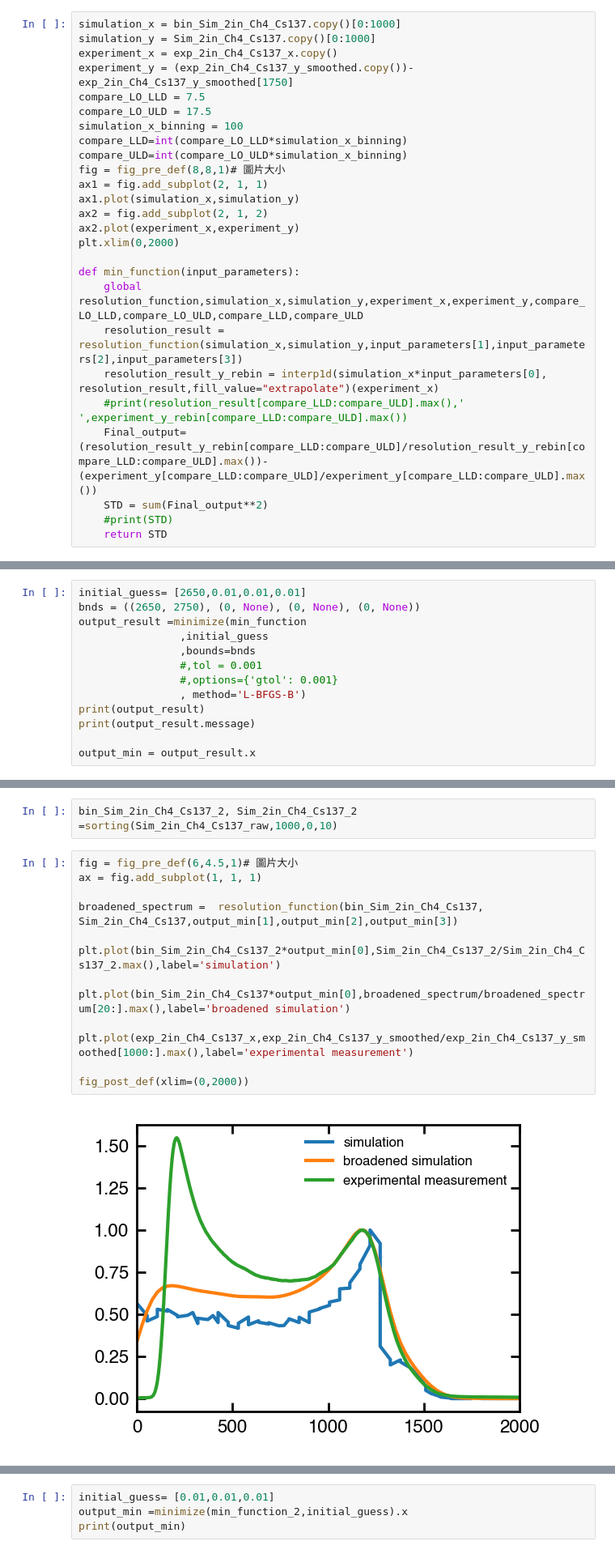
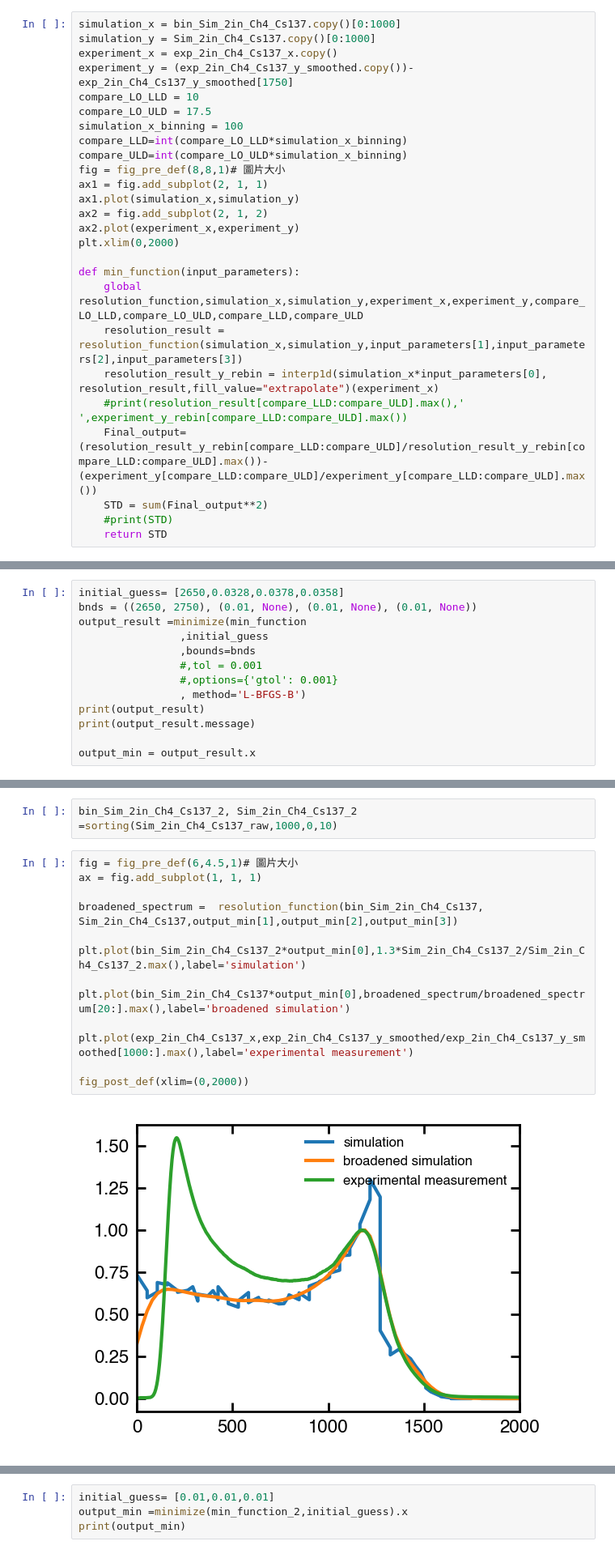
Before and after one commit to ShawnTHLIN/Neutron_research_code, a Jupyter notebook: Neutron_experiment/Calibration/Calibration_code.ipynb, the cells around one changed output, grey strips where cells are left out. Shown at 81% size. Saved outputs shown, nothing was run; the diff lists cells and outputs as text.

```diff
--- a/Neutron_experiment/Calibration/Calibration_code.ipynb
+++ b/Neutron_experiment/Calibration/Calibration_code.ipynb
@@ -277,7 +271,7 @@ simulation_x = bin_Sim_2in_Ch4_Cs137.copy()[0:1000]
 simulation_y = Sim_2in_Ch4_Cs137.copy()[0:1000]
 experiment_x = exp_2in_Ch4_Cs137_x.copy()
 experiment_y = (exp_2in_Ch4_Cs137_y_smoothed.copy())-exp_2in_Ch4_Cs137_y_smoothed[1750]
-compare_LO_LLD = 7.5
+compare_LO_LLD = 10
 compare_LO_ULD = 17.5
 simulation_x_binning = 100
 compare_LLD=int(compare_LO_LLD*simulation_x_binning)
@@ -317,8 +311,8 @@ fig_post_def(xlim=(0,2000),ylim=(0,5000),title='Cs-137 experiment',lg_fs=8,xlabe
 No artists with labels found to put in legend.  Note that artists whose label start with an underscore are ignored when legend() is called with no argument.
 [figure]
 # %%
-initial_guess= [2650,0.01,0.01,0.01]
-bnds = ((2650, 2750), (0, None), (0, None), (0, None))
+initial_guess= [2650,0.0328,0.0378,0.0358]
+bnds = ((2650, 2750), (0.01, None), (0.01, None), (0.01, None))
 output_result =minimize(min_function
                 ,initial_guess
                 ,bounds=bnds
@@ -353,18 +347,18 @@ bin_Sim_2in_Ch4_Cs137_2, Sim_2in_Ch4_Cs137_2 =sorting(Sim_2in_Ch4_Cs137_raw,1000
 # %%
 fig = fig_pre_def(6,4.5,1)# 圖片大小
 ax = fig.add_subplot(1, 1, 1)
 
 broadened_spectrum =  resolution_function(bin_Sim_2in_Ch4_Cs137, Sim_2in_Ch4_Cs137,output_min[1],output_min[2],output_min[3])
 
-plt.plot(bin_Sim_2in_Ch4_Cs137_2*output_min[0],Sim_2in_Ch4_Cs137_2/Sim_2in_Ch4_Cs137_2.max(),label='simulation')
+plt.plot(bin_Sim_2in_Ch4_Cs137_2*output_min[0],1.3*Sim_2in_Ch4_Cs137_2/Sim_2in_Ch4_Cs137_2.max(),label='simulation')
 
 plt.plot(bin_Sim_2in_Ch4_Cs137*output_min[0],broadened_spectrum/broadened_spectrum[20:].max(),label='broadened simulation')
 
 plt.plot(exp_2in_Ch4_Cs137_x,exp_2in_Ch4_Cs137_y_smoothed/exp_2in_Ch4_Cs137_y_smoothed[1000:].max(),label='experimental measurement')
 
 fig_post_def(xlim=(0,2000))
 # %% [output]
-[figure, old version]
+[figure, new version]
 # %%
 simulation_x = bin_Sim_2in_Ch4_Cs137.copy()
 simulation_y = Sim_2in_Ch4_Cs137.copy()
```
Also changed, not shown: parts of 10 cells of this notebook, 4 other files.
